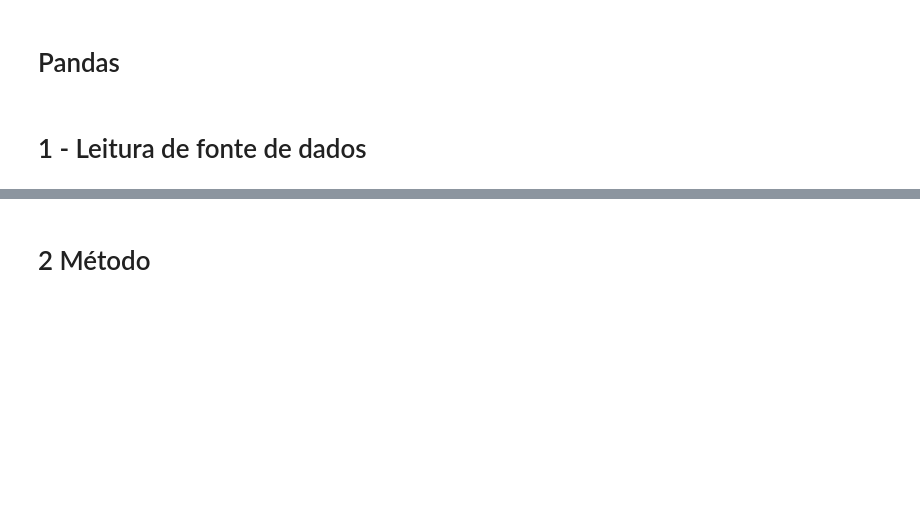
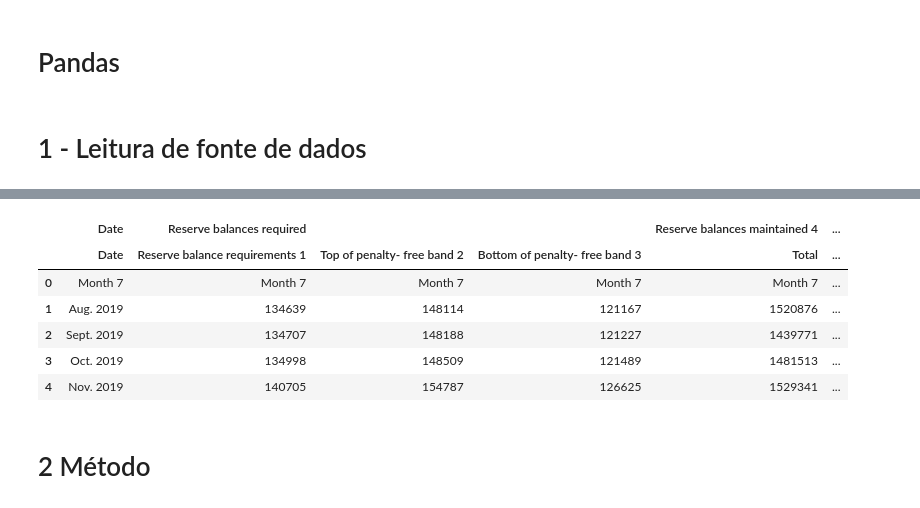
Before and after one commit to 1-aquila-1/data-science, a Jupyter notebook: 01-pandas.ipynb, the cells around one changed output, grey strips where cells are left out. Cells and saved outputs as stored; diff of their text form; code cells hidden in the pictures; blank space fills up the shorter version.

```diff
--- a/01-pandas.ipynb
+++ b/01-pandas.ipynb
@@ -17,3 +98,13 @@ notas.head()
+# %%
+df_html[0].head()
+# %% [output]
+|  | Date | Reserve balances required |  |  | Reserve balances maintained 4 | ... |
+|  | Date | Reserve balance requirements 1 | Top of penalty- free band 2 | Bottom of penalty- free band 3 | Total | ... |
+| 0 | Month 7 | Month 7 | Month 7 | Month 7 | Month 7 | ... |
+| 1 | Aug. 2019 | 134639 | 148114 | 121167 | 1520876 | ... |
+| 2 | Sept. 2019 | 134707 | 148188 | 121227 | 1439771 | ... |
+| 3 | Oct. 2019 | 134998 | 148509 | 121489 | 1481513 | ... |
+| 4 | Nov. 2019 | 140705 | 154787 | 126625 | 1529341 | ... |
 # %% [markdown]
 # 2 Método
 # %%
```
Also changed, not shown: parts of 31 cells of this notebook.
